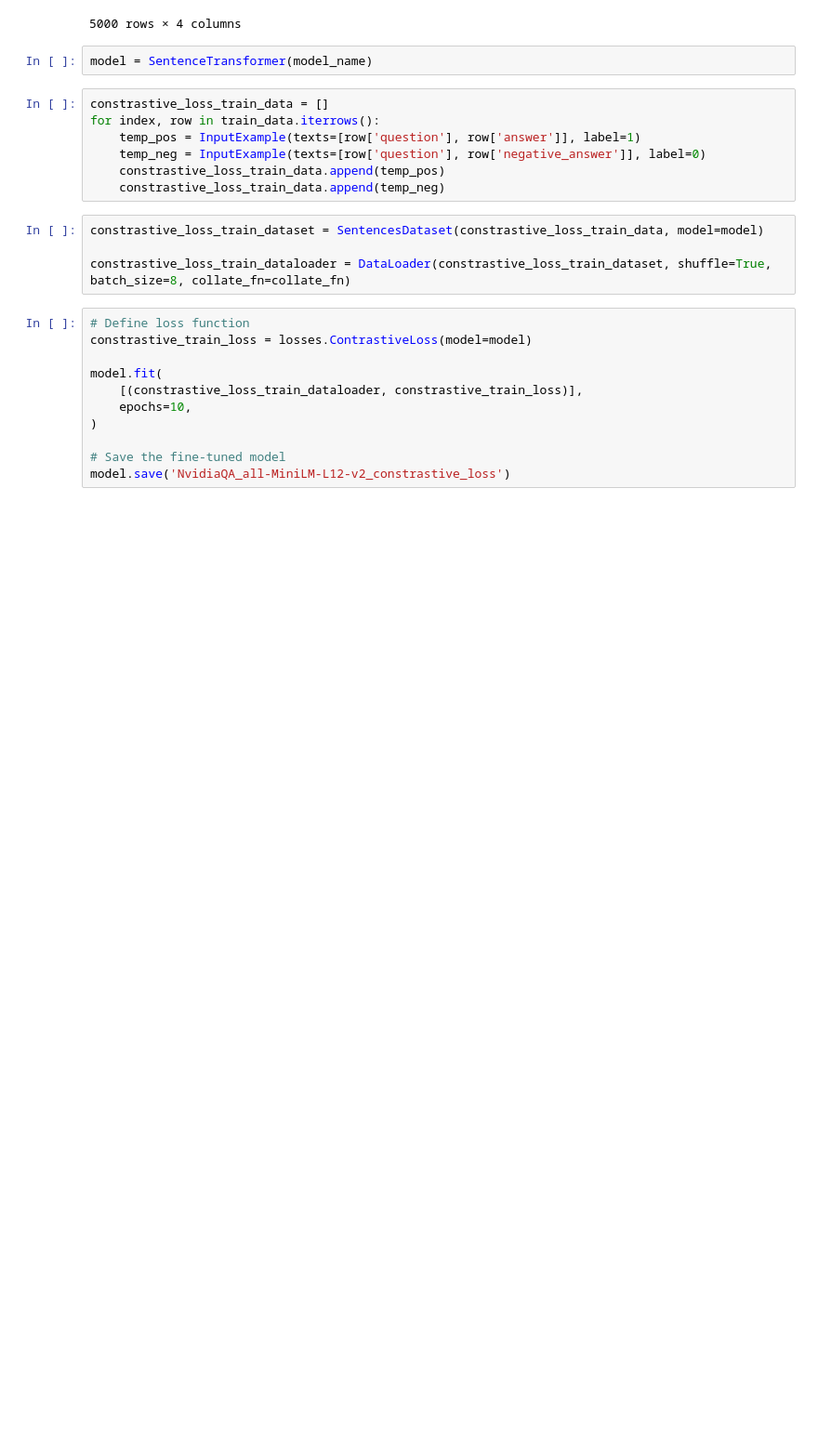
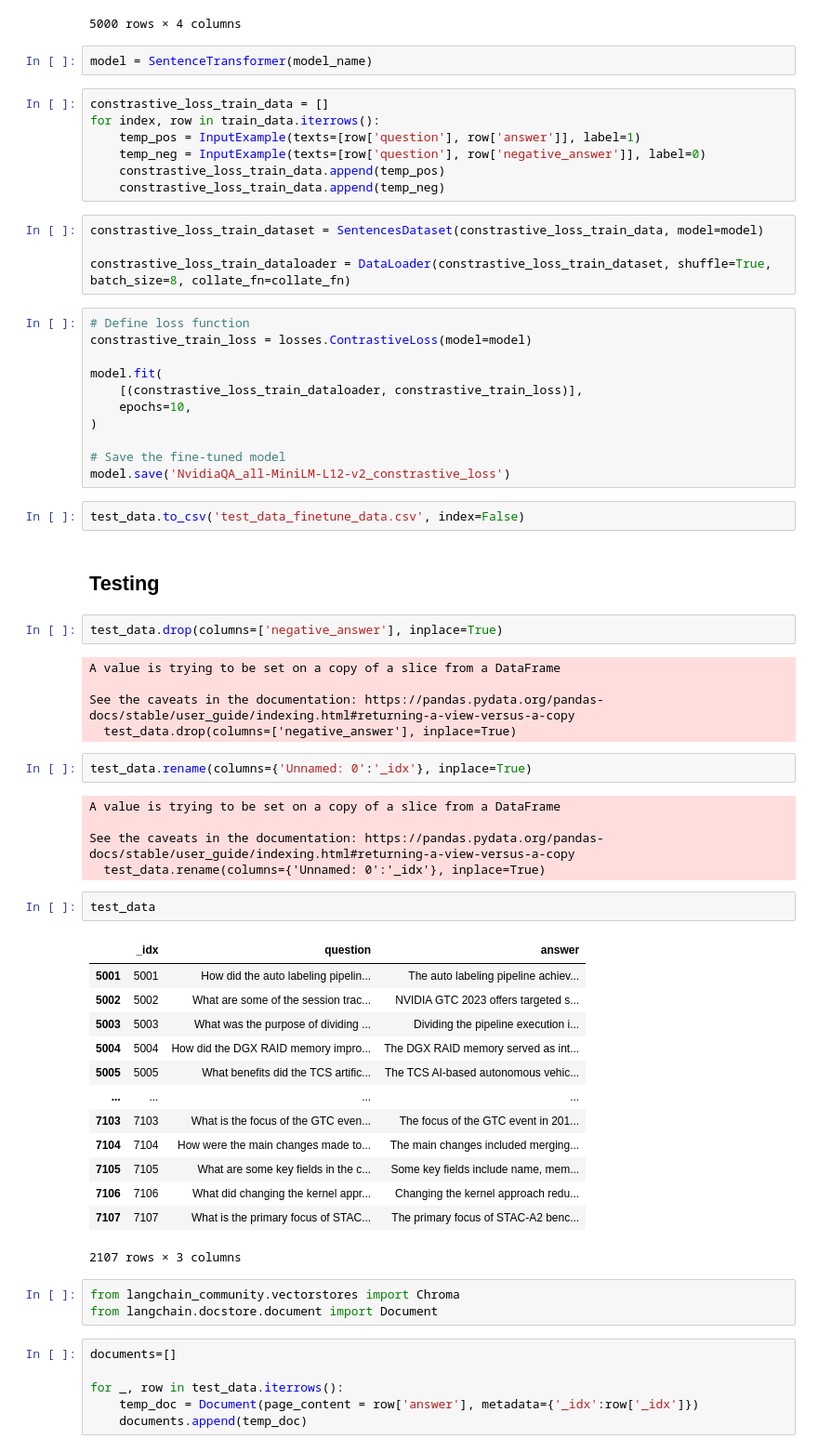
Before and after one commit to satishsilveri/Semantic-Search, a Jupyter notebook: Finetune_SBERT/Finetune_SBERT.ipynb, the cells around one changed output. Shown at 93% size. Saved outputs shown, nothing was run; the diff lists cells and outputs as text; blank space fills up the shorter version.

```diff
--- a/Finetune_SBERT/Finetune_SBERT.ipynb
+++ b/Finetune_SBERT/Finetune_SBERT.ipynb
@@ -155,3 +163,46 @@ model.fit(
 
 # Save the fine-tuned model
 model.save('NvidiaQA_all-MiniLM-L12-v2_constrastive_loss')
+# %%
+test_data.to_csv('test_data_finetune_data.csv', index=False)
+# %% [markdown]
+## Testing
+# %%
+test_data.drop(columns=['negative_answer'], inplace=True)
+# %% [output]
+A value is trying to be set on a copy of a slice from a DataFrame
+
+See the caveats in the documentation: https://pandas.pydata.org/pandas-docs/stable/user_guide/indexing.html#returning-a-view-versus-a-copy
+  test_data.drop(columns=['negative_answer'], inplace=True)
+# %%
+test_data.rename(columns={'Unnamed: 0':'_idx'}, inplace=True)
+# %% [output]
+A value is trying to be set on a copy of a slice from a DataFrame
+
+See the caveats in the documentation: https://pandas.pydata.org/pandas-docs/stable/user_guide/indexing.html#returning-a-view-versus-a-copy
+  test_data.rename(columns={'Unnamed: 0':'_idx'}, inplace=True)
+# %%
+test_data
+# %% [output]
+|  | _idx | question | answer |
+| 5001 | 5001 | How did the auto labeling pipelin... | The auto labeling pipeline achiev... |
+| 5002 | 5002 | What are some of the session trac... | NVIDIA GTC 2023 offers targeted s... |
+| 5003 | 5003 | What was the purpose of dividing ... | Dividing the pipeline execution i... |
+| 5004 | 5004 | How did the DGX RAID memory impro... | The DGX RAID memory served as int... |
+| 5005 | 5005 | What benefits did the TCS artific... | The TCS AI-based autonomous vehic... |
+| ... | ... | ... | ... |
+| 7103 | 7103 | What is the focus of the GTC even... | The focus of the GTC event in 201... |
+| 7104 | 7104 | How were the main changes made to... | The main changes included merging... |
+| 7105 | 7105 | What are some key fields in the c... | Some key fields include name, mem... |
+| 7106 | 7106 | What did changing the kernel appr... | Changing the kernel approach redu... |
+| 7107 | 7107 | What is the primary focus of STAC... | The primary focus of STAC-A2 benc... |
+2107 rows × 3 columns
+# %%
+from langchain_community.vectorstores import Chroma
+from langchain.docstore.document import Document
+# %%
+documents=[]
+
+for _, row in test_data.iterrows():
+    temp_doc = Document(page_content = row['answer'], metadata={'_idx':row['_idx']})
+    documents.append(temp_doc)
```
Also changed, not shown: parts of 21 cells of this notebook, 1 other file.
